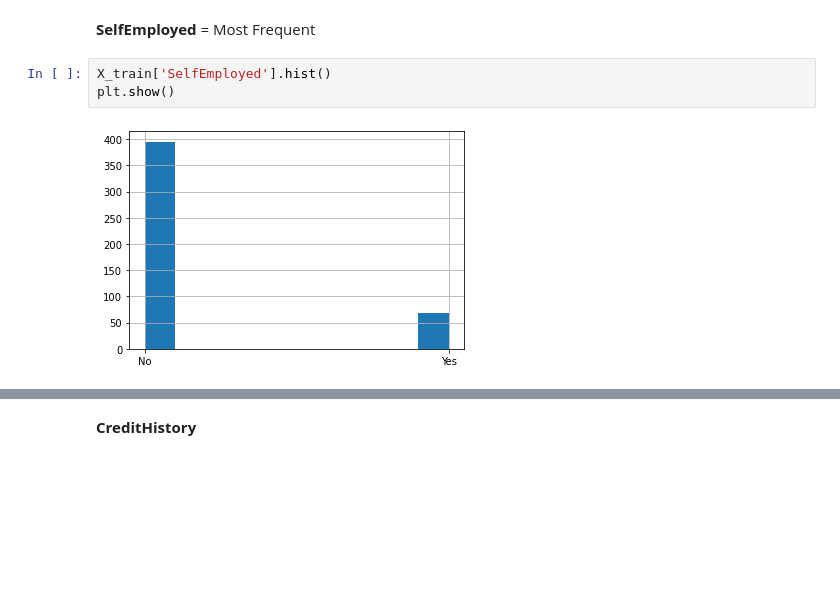
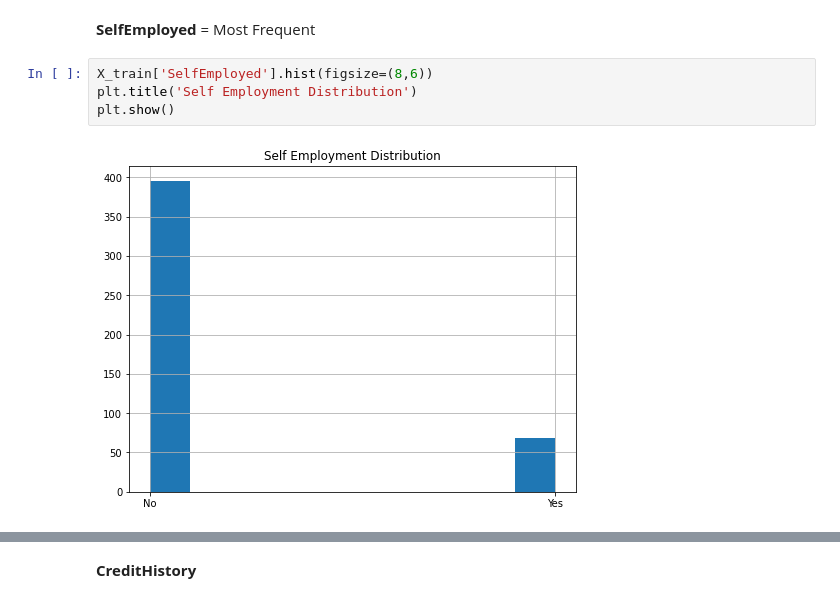
Before and after one commit to CharlesPizza/HomeLoan, a Jupyter notebook: Untitled.ipynb, the cells around one changed output, grey strips where cells are left out. Drawn from its saved outputs; the diff is of its cells as text; blank space fills up the shorter version.

```diff
--- a/Untitled.ipynb
+++ b/Untitled.ipynb
@@ -300,7 +323,8 @@ X_train[mask].join(y_train[mask])
 # %% [markdown]
 __SelfEmployed__ = Most Frequent
 # %%
-X_train['SelfEmployed'].hist()
+X_train['SelfEmployed'].hist(figsize=(8,6))
+plt.title('Self Employment Distribution')
 plt.show()
 # %% [output]
-[figure, old version]
+[figure, new version]
```
Also changed, not shown: parts of 71 cells of this notebook.
